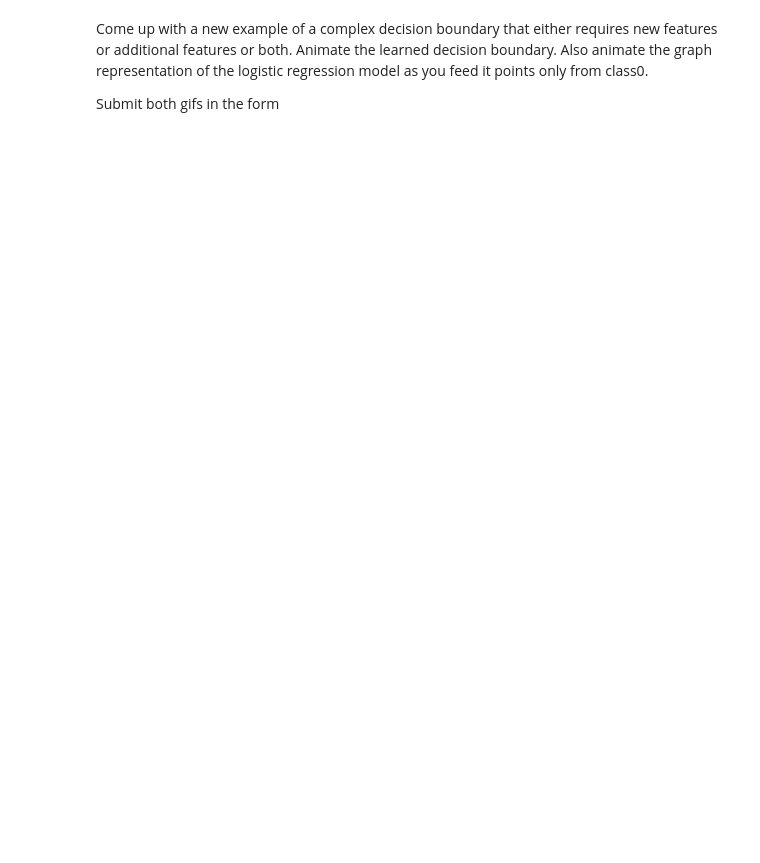
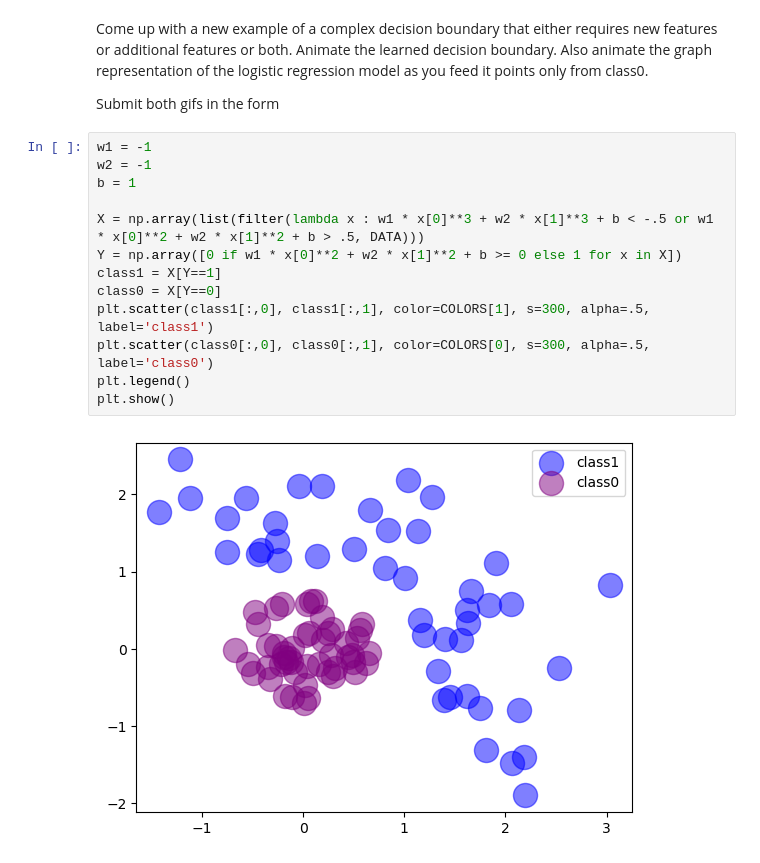
Before and after one commit to gallettilance/CS506-Fall2024, a Jupyter notebook: lecture_18/worksheet_18.ipynb, the cells around one changed output. Drawn from its saved outputs; the diff is of its cells as text; blank space fills up the shorter version.

```diff
--- a/lecture_18/worksheet_18.ipynb
+++ b/lecture_18/worksheet_18.ipynb
@@ -406,3 +476,18 @@ model.compile(loss="binary_crossentropy")
 Come up with a new example of a complex decision boundary that either requires new features or additional features or both. Animate the learned decision boundary. Also animate the graph representation of the logistic regression model as you feed it points only from class0.
 
 Submit both gifs in the form
+# %%
+w1 = -1
+w2 = -1
+b = 1
+
+X = np.array(list(filter(lambda x : w1 * x[0]**3 + w2 * x[1]**3 + b < -.5 or w1 * x[0]**2 + w2 * x[1]**2 + b > .5, DATA)))
+Y = np.array([0 if w1 * x[0]**2 + w2 * x[1]**2 + b >= 0 else 1 for x in X])
+class1 = X[Y==1]
+class0 = X[Y==0]
+plt.scatter(class1[:,0], class1[:,1], color=COLORS[1], s=300, alpha=.5, label='class1')
+plt.scatter(class0[:,0], class0[:,1], color=COLORS[0], s=300, alpha=.5, label='class0')
+plt.legend()
+plt.show()
+# %% [output]
+[figure, added]
```
Also changed, not shown: parts of 8 cells of this notebook, 8 other files.
